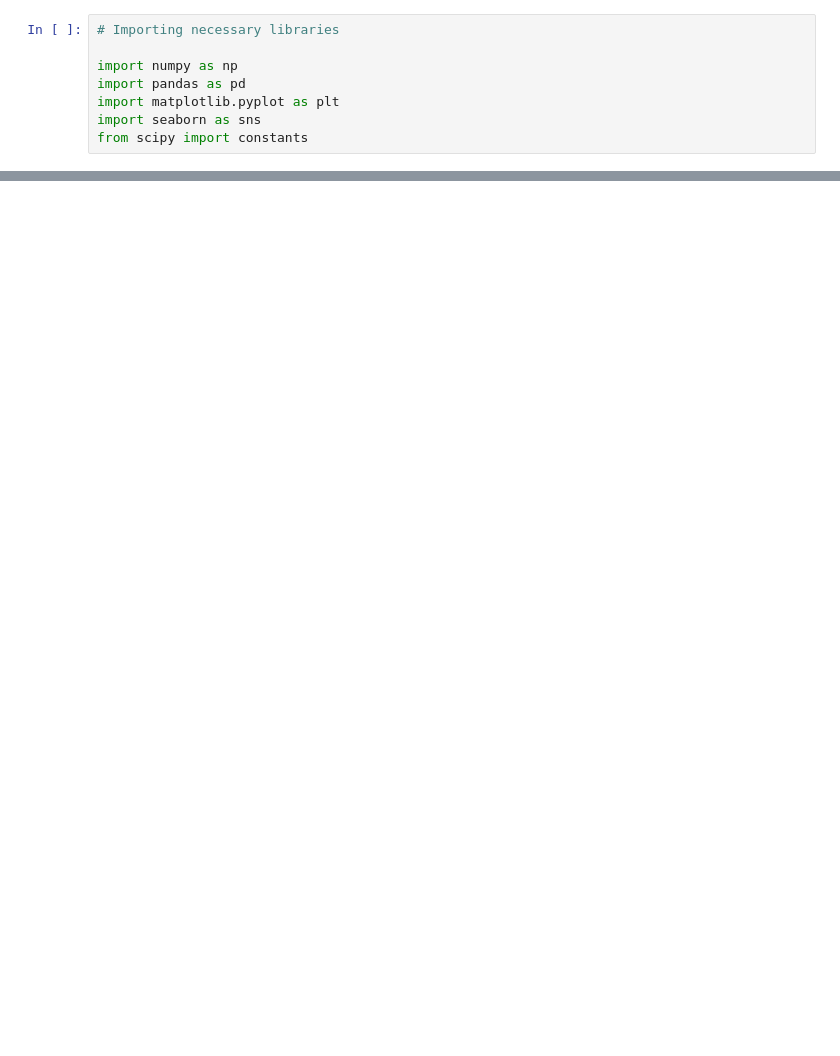
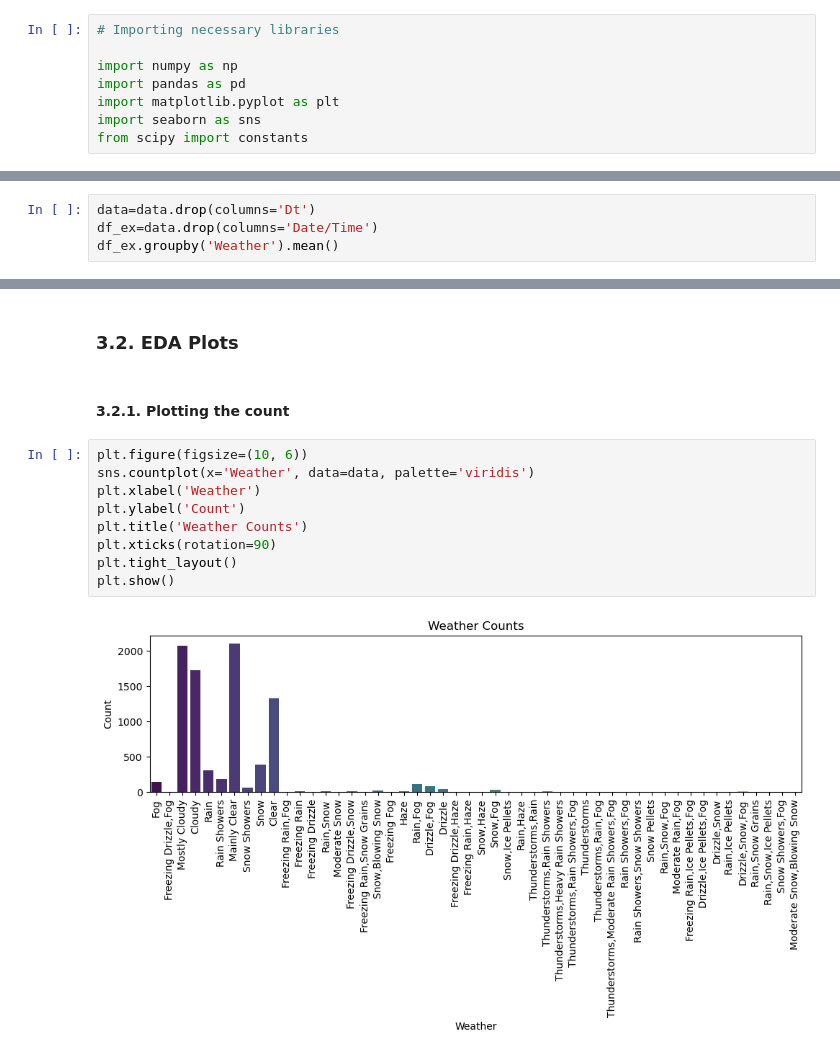
Before and after one commit to thamsonantony/SP24BUAN651FO-Intro-to-Data-and-Programming-Final-Project, a Jupyter notebook: arockiasamyt_final_project/arockiasamyt_final_project.ipynb, the cells around one changed output, grey strips where cells are left out. Drawn from its saved outputs; the diff is of its cells as text; blank space fills up the shorter version.

```diff
--- a/arockiasamyt_final_project/arockiasamyt_final_project.ipynb
+++ b/arockiasamyt_final_project/arockiasamyt_final_project.ipynb
@@ -70,0 +248,4 @@ plt.show()
+# %%
+data=data.drop(columns='Dt')
+df_ex=data.drop(columns='Date/Time')
+df_ex.groupby('Weather').mean()
@@ -70,0 +317,15 @@ plt.show()
+# %% [markdown]
+### 3.2. EDA Plots
+# %% [markdown]
+#### 3.2.1. Plotting the count
+# %%
+plt.figure(figsize=(10, 6))
+sns.countplot(x='Weather', data=data, palette='viridis')
+plt.xlabel('Weather')
+plt.ylabel('Count')
+plt.title('Weather Counts')
+plt.xticks(rotation=90)
+plt.tight_layout()
+plt.show()
+# %% [output]
+[figure, added]
```
Also changed, not shown: parts of 69 cells of this notebook, 1 other file.
